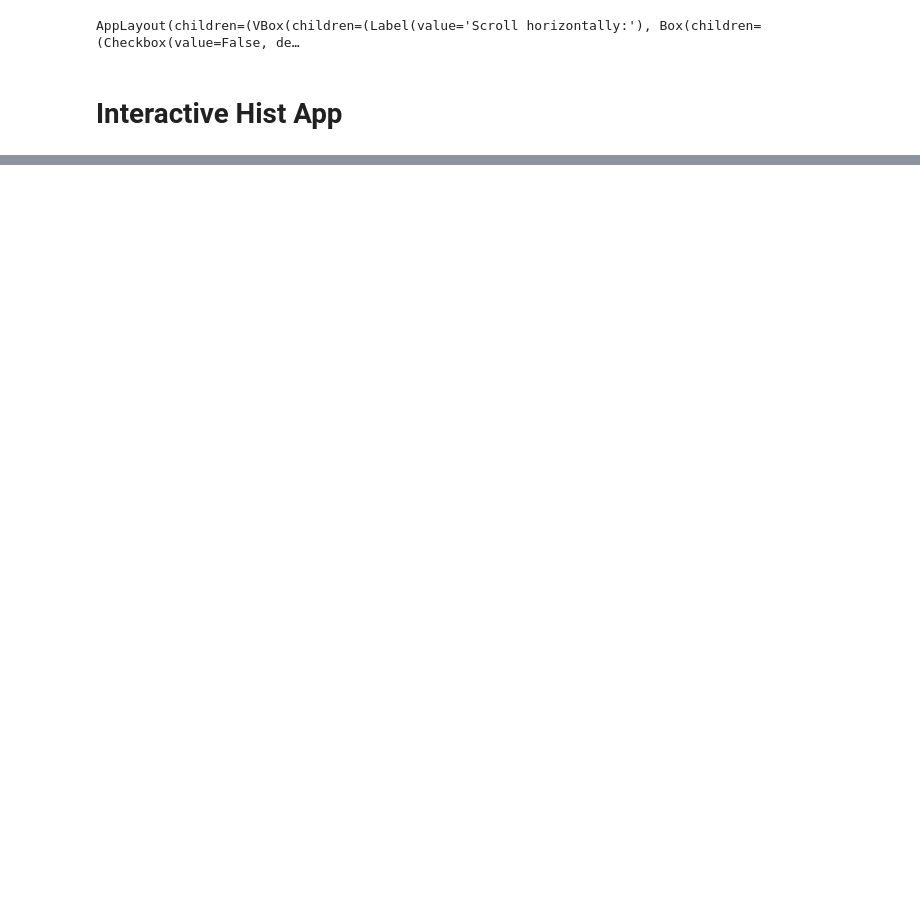
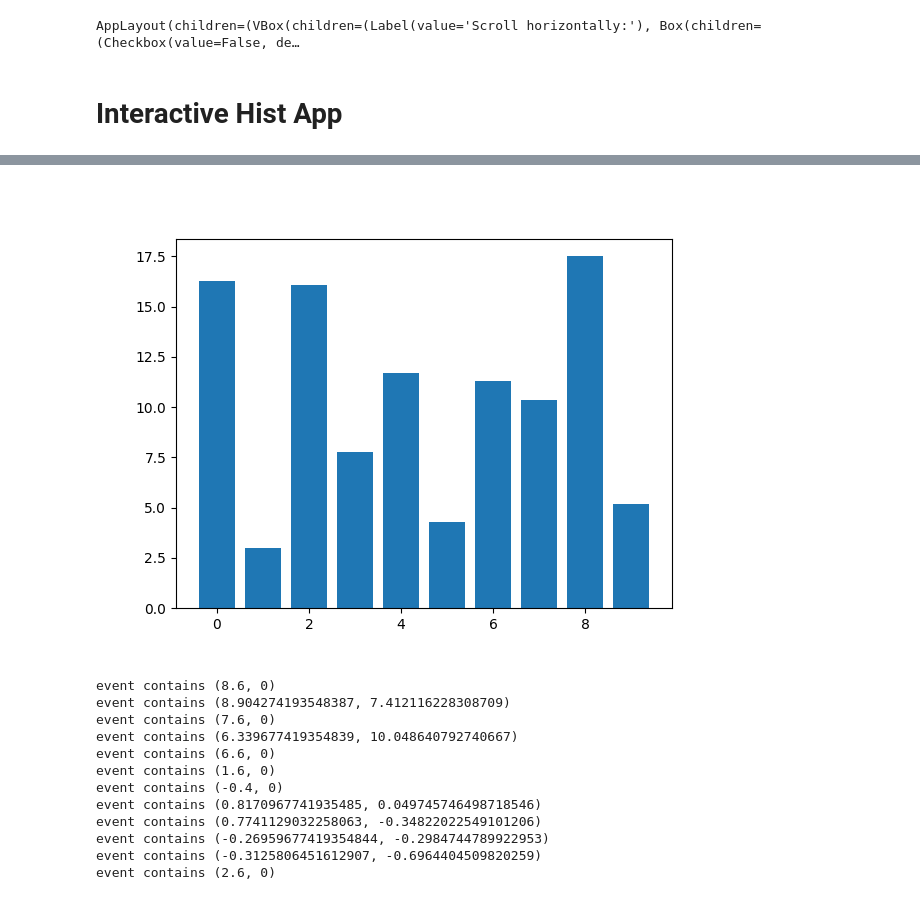
Before and after one commit to graphcore-research/track-and-visualize, a Jupyter notebook: interactive/interactive-exp.ipynb, the cells around one changed output, grey strips where cells are left out. Drawn from its saved outputs; the diff is of its cells as text; code cells hidden in the pictures; blank space fills up the shorter version.

```diff
--- a/interactive/interactive-exp.ipynb
+++ b/interactive/interactive-exp.ipynb
@@ -241,0 +785,76 @@ Label(value='The values of slider1 and slider2 are synchronized')
+# %%
+import numpy as np
+import matplotlib.pyplot as plt
+
+class DraggableRectangle:
+    def __init__(self, rect):
+        self.rect = rect
+        self.press = None
+
+    def connect(self):
+        """Connect to all the events we need."""
+        self.cidpress = self.rect.figure.canvas.mpl_connect(
+            'button_press_event', self.on_press)
+        self.cidrelease = self.rect.figure.canvas.mpl_connect(
+            'button_release_event', self.on_release)
+        self.cidmotion = self.rect.figure.canvas.mpl_connect(
+            'motion_notify_event', self.on_motion)
+
+    def on_press(self, event):
+        """Check whether mouse is over us; if so, store some data."""
+        if event.inaxes != self.rect.axes:
+            return
+        contains, attrd = self.rect.contains(event)
+        if not contains:
+            return
+        print('event contains', self.rect.xy)
+        self.press = self.rect.xy, (event.xdata, event.ydata)
+
+    def on_motion(self, event):
+        """Move the rectangle if the mouse is over us."""
+        if self.press is None or event.inaxes != self.rect.axes:
+            return
+        (x0, y0), (xpress, ypress) = self.press
+        dx = event.xdata - xpress
+        dy = event.ydata - ypress
+        # print(f'x0={x0}, xpress={xpress}, event.xdata={event.xdata}, '
+        #       f'dx={dx}, x0+dx={x0+dx}')
+        self.rect.set_x(x0+dx)
+        self.rect.set_y(y0+dy)
+
+        self.rect.figure.canvas.draw()
+
+    def on_release(self, event):
+        """Clear button press information."""
+        self.press = None
+        self.rect.figure.canvas.draw()
+
+    def disconnect(self):
+        """Disconnect all callbacks."""
+        self.rect.figure.canvas.mpl_disconnect(self.cidpress)
+        self.rect.figure.canvas.mpl_disconnect(self.cidrelease)
+        self.rect.figure.canvas.mpl_disconnect(self.cidmotion)
+
+fig, ax = plt.subplots()
+rects = ax.bar(range(10), 20*np.random.rand(10))
+drs = []
+for rect in rects:
+    dr = DraggableRectangle(rect)
+    dr.connect()
+    drs.append(dr)
+
+plt.show()
+# %% [output]
+[figure, added]
+event contains (8.6, 0)
+event contains (8.904274193548387, 7.412116228308709)
+event contains (7.6, 0)
+event contains (6.339677419354839, 10.048640792740667)
+event contains (6.6, 0)
+event contains (1.6, 0)
+event contains (-0.4, 0)
+event contains (0.8170967741935485, 0.049745746498718546)
+event contains (0.7741129032258063, -0.34822022549101206)
+event contains (-0.26959677419354844, -0.2984744789922953)
+event contains (-0.3125806451612907, -0.6964404509820259)
+event contains (2.6, 0)
```
Also changed, not shown: parts of 20 cells of this notebook, 1 other file.
